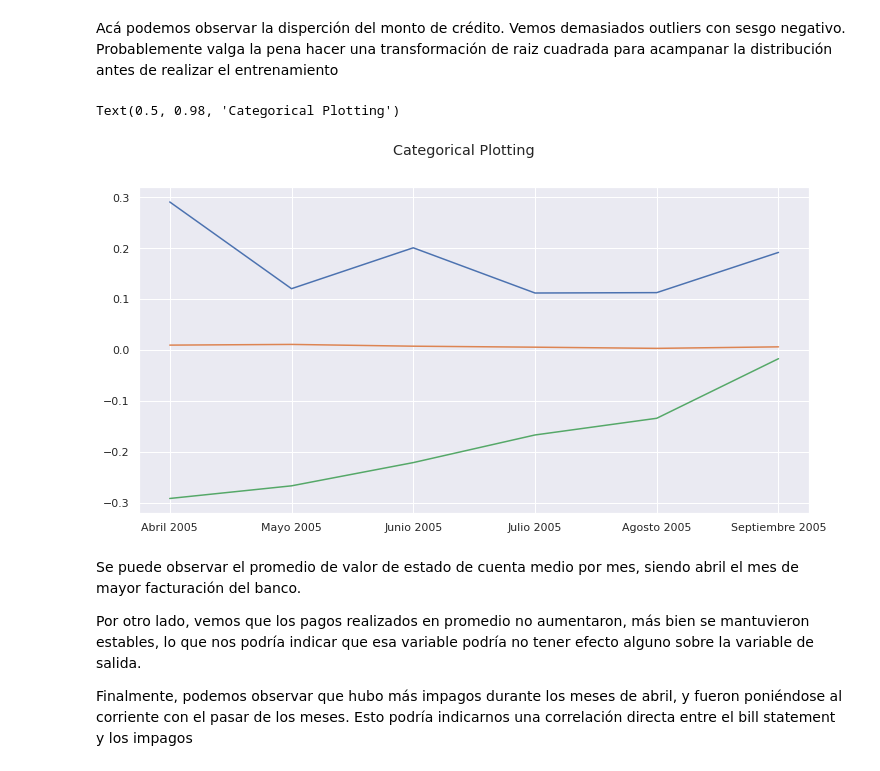
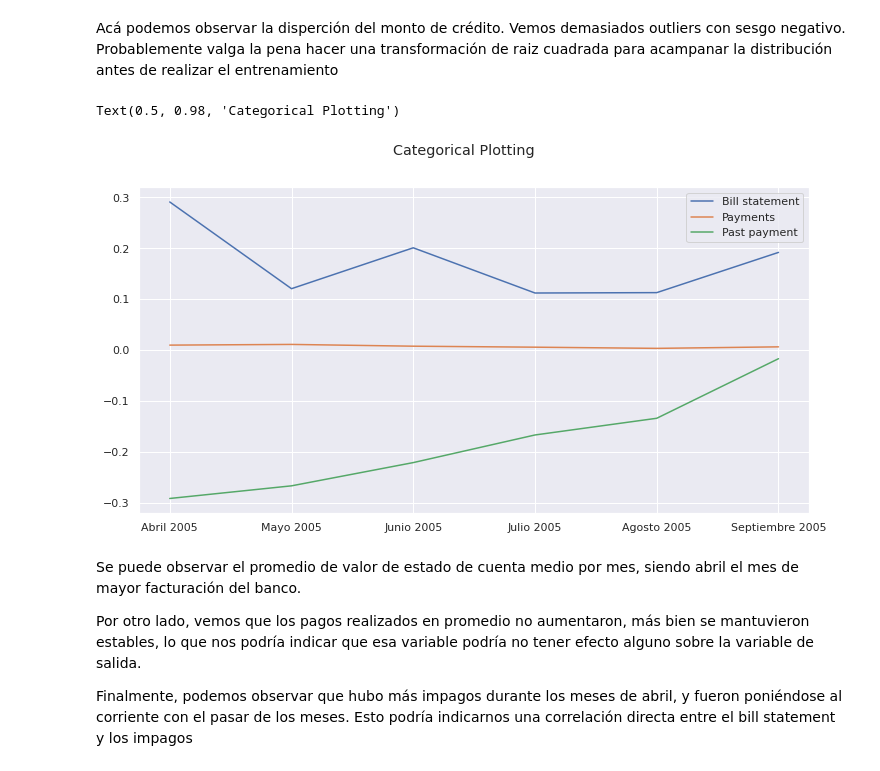
Before and after one commit to PosgradoMNA/actividades-de-aprendizaje-pnogueron, a Jupyter notebook: Semana_6_Actividad_A01097897.ipynb, the cells around one changed output. Drawn from its saved outputs; the diff is of its cells as text; code cells hidden in the pictures.

```diff
--- a/Semana_6_Actividad_A01097897.ipynb
+++ b/Semana_6_Actividad_A01097897.ipynb
@@ -628,37 +628,38 @@ data = {
 }
 names = list(data.keys())
 values = list(data.values())
 
 data2 = {
     'Abril 2005': ndf['X23'].mean(),
     'Mayo 2005': ndf['X22'].mean(),
     'Junio 2005': ndf['X21'].mean(),
     'Julio 2005': ndf['X20'].mean(),
     'Agosto 2005': ndf['X19'].mean(),
     'Septiembre 2005': ndf['X18'].mean()
 }
 names2 = list(data2.keys())
 values2 = list(data2.values())
 
 data3 = {
     'Abril 2005': ndf['X11'].mean(),
     'Mayo 2005': ndf['X10'].mean(),
     'Junio 2005': ndf['X9'].mean(),
     'Julio 2005': ndf['X8'].mean(),
     'Agosto 2005': ndf['X7'].mean(),
     'Septiembre 2005': ndf['X6'].mean()
 }
 names3 = list(data3.keys())
 values3 = list(data3.values())
 
 fig, axs = plt.subplots(1, 1)
-plt.plot(names, values)
-plt.plot(names2, values2)
-plt.plot(names3, values3)
+plt.plot(names, values, label = 'Bill statement')
+plt.plot(names2, values2, label = 'Payments')
+plt.plot(names3, values3, label = 'Past payment')
+plt.legend()
 fig.suptitle('Categorical Plotting')
 # %% [output]
 Text(0.5, 0.98, 'Categorical Plotting')
-[figure, old version]
+[figure, new version]
 # %% [markdown]
 Se puede observar el promedio de valor de estado de cuenta medio por mes, siendo abril el mes de mayor facturación del banco.
 
```
